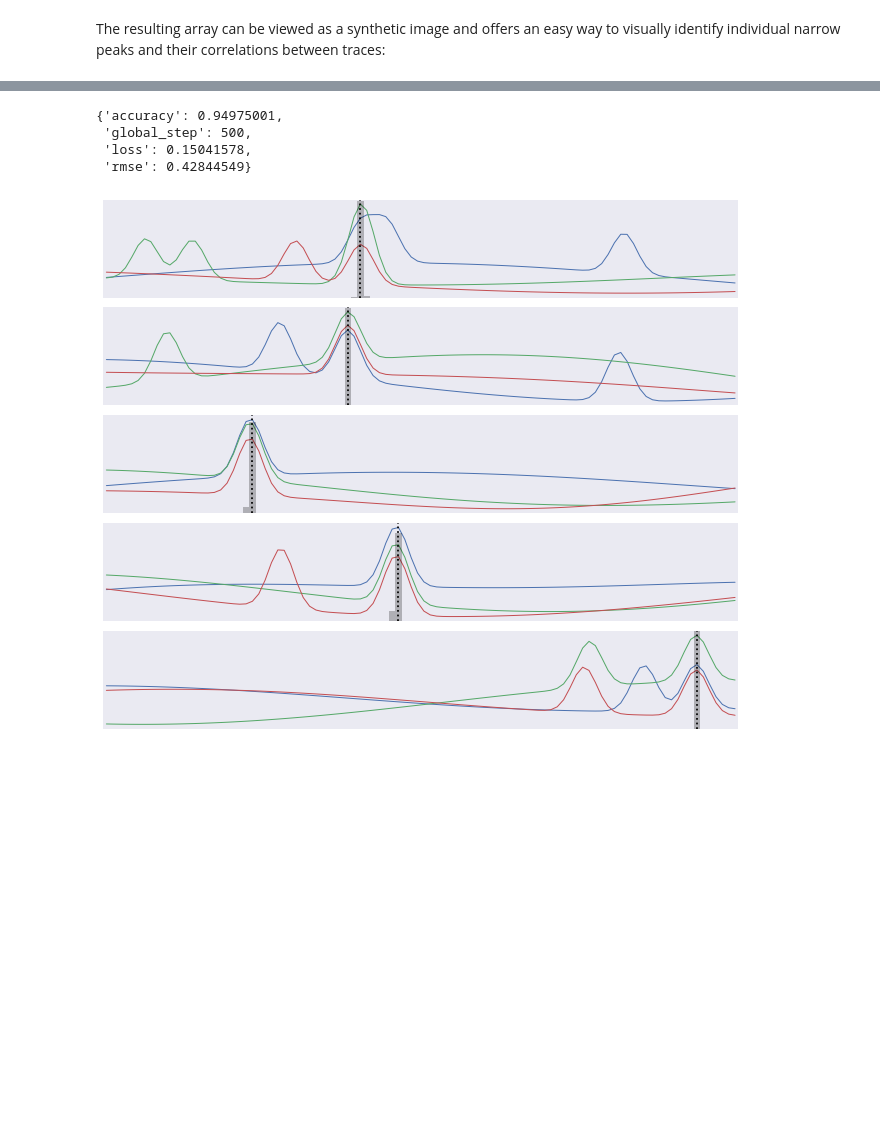
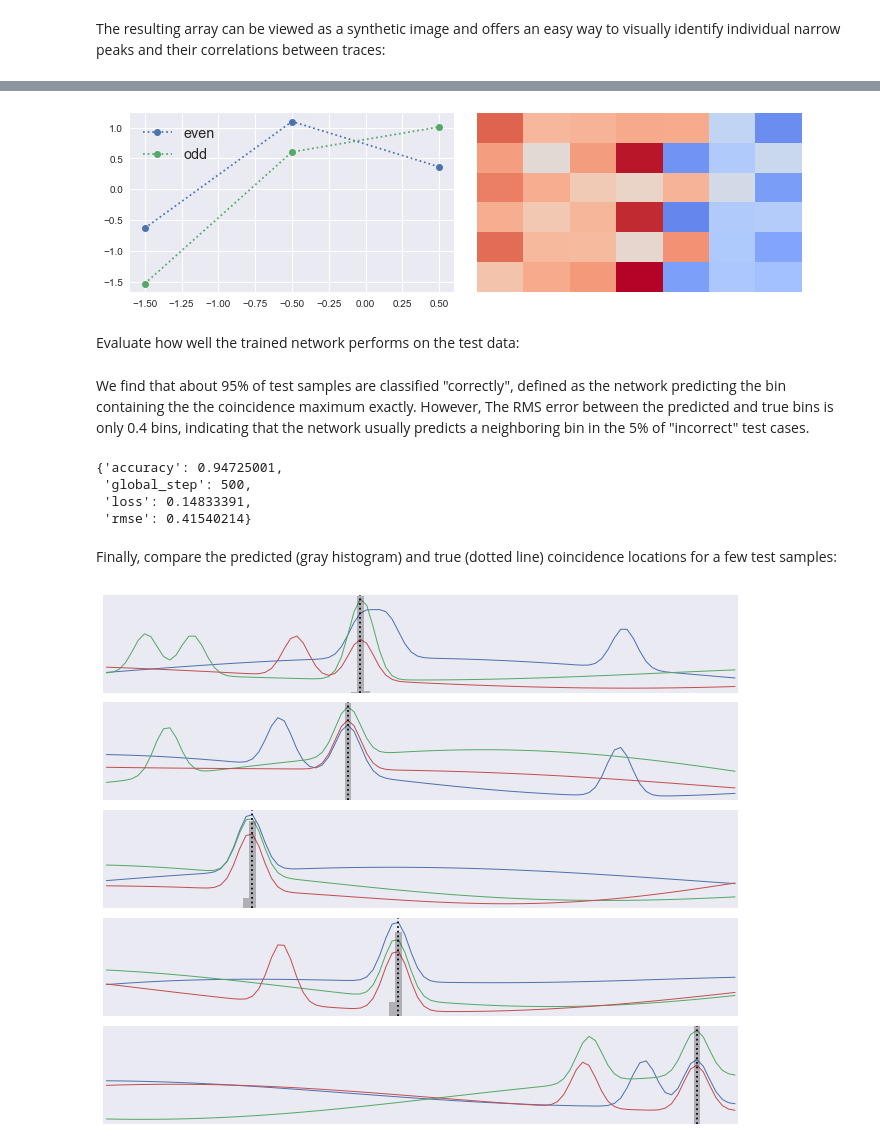
Before and after one commit to dkirkby/MachineLearningStatistics, a Jupyter notebook: notebooks/DeepLearning.ipynb, the cells around one changed output, grey strips where cells are left out. Cells and saved outputs as stored; diff of their text form; code cells hidden in the pictures; blank space fills up the shorter version.

```diff
--- a/notebooks/DeepLearning.ipynb
+++ b/notebooks/DeepLearning.ipynb
@@ -282,11 +301,11 @@ def pulse_model(features, labels, mode, params):
     # Add the first convolutional layer.
     conv1 = tf.layers.conv2d(
         inputs=inputs, filters=2, kernel_size=[1, n1],
-        padding='same', activation=tf.tanh)
+        padding='same', activation=tf.tanh, name='conv1')
     # Add the second convolutional (and output) layer.
     logits = tf.layers.conv2d(
         inputs=conv1, filters=1, kernel_size=[M, n2],
-        padding='valid', activation=None)
+        padding='valid', activation=None, name='conv2')
     # Flatten the outputs.
     logits = tf.reshape(logits, [-1, D - n2 + 1])
 
@@ -359,15 +386,50 @@ pulse.train(
+# %%
+def plot_kernels():
+    M = pulse.params['number_of_traces']
+    n1 = pulse.params['conv1_width']
+    n2 = pulse.params['conv2_width']
+    K1 = pulse.get_variable_value('conv1/kernel')
+    K2 = pulse.get_variable_value('conv2/kernel')
+    assert K1.shape == (1, n1, 1, 2)
+    assert K2.shape == (M, n2, 2, 1)
+    _, ax = plt.subplots(1, 2, figsize=(10, 3))
+    # Plot the two 1D kernels used in the first layer.
+    dt = np.arange(n1) - 0.5 * n1
+    ax[0].plot(dt, K1[0, :, 0, 0], 'o:', label='even')
+    ax[0].plot(dt, K1[0, :, 0, 1], 'o:', label='odd')
+    ax[0].legend(fontsize='x-large')
+    # Assemble an image of the second-layer kernel that can be compared with plot_synthetic().
+    K2img = np.empty((M, 2, n2))
+    K2img[:, 0] = K2[:, :, 0, 0]
+    K2img[:, 1] = K2[:, :, 1, 0]
+    vlim = np.max(np.abs(K2))
+    ax[1].imshow(K2img.reshape(2 * M, n2), aspect='auto', origin='upper',
+                 interpolation='none', cmap='coolwarm', vmin=-vlim, vmax=+vlim)
+    ax[1].axis('off')
+    ax[1].grid('off')
+    plt.tight_layout()
+
+plot_kernels()
+# %% [output]
+[figure, added]
+# %% [markdown]
+Evaluate how well the trained network performs on the test data:
 # %%
 results = pulse.evaluate(
     input_fn=tf.estimator.inputs.numpy_input_fn(
         x={'X': X_test}, y=y_test,
         num_epochs=1, shuffle=False))
+# %% [markdown]
+We find that about 95% of test samples are classified "correctly", defined as the network predicting the bin containing the the coincidence maximum exactly.  However, The RMS error between the predicted and true bins is only 0.4 bins, indicating that the network usually predicts a neighboring bin in the 5% of "incorrect" test cases.
 # %%
 results
 # %% [output]
-{'accuracy': 0.94975001,
+{'accuracy': 0.94725001,
  'global_step': 500,
- 'loss': 0.15041578,
- 'rmse': 0.42844549}
+ 'loss': 0.14833391,
+ 'rmse': 0.41540214}
+# %% [markdown]
+Finally, compare the predicted (gray histogram) and true (dotted line) coincidence locations for a few test samples:
 # %%
 def plot_predictions(X, y):
     # Calculate predicted labels and PDFs over labels.
```
Also changed, not shown: parts of 10 cells of this notebook.
